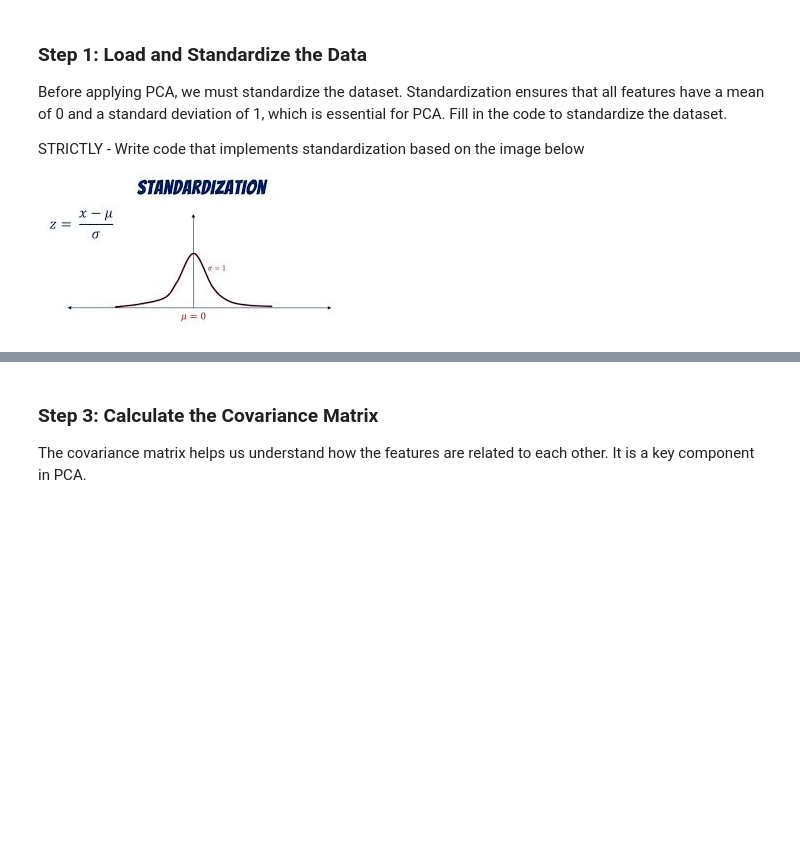
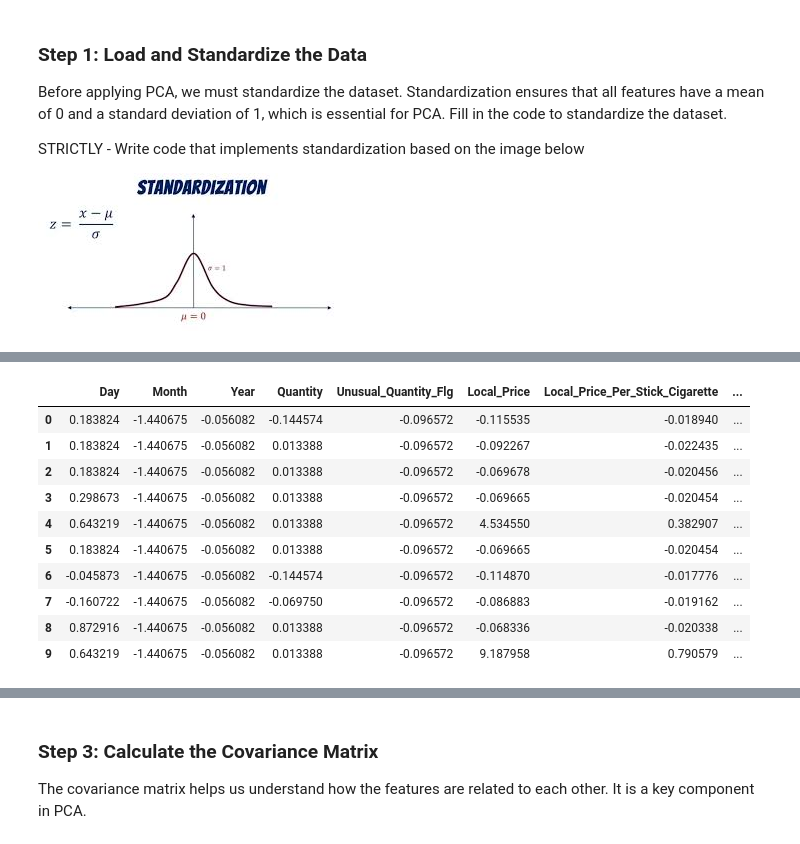
Before and after one commit to Pam-Pam29/ADVANCED-LINEAR-ALGEBRA-PCA-Group-19, a Jupyter notebook: Template_PCA_Formative_1[19].ipynb, the cells around one changed output, grey strips where cells are left out. Drawn from its saved outputs; the diff is of its cells as text; code cells hidden in the pictures; blank space fills up the shorter version.

Commit message:
Standardization of the Africanized Dataset

```diff
--- a/Template_PCA_Formative_1[19].ipynb
+++ b/Template_PCA_Formative_1[19].ipynb
@@ -65,3 +62,26 @@ drwxr-xr-x 1 root root     4096 Jun  9 14:04 ..
 drwxr-xr-x 4 root root     4096 Jun  5 13:38 .config
 drwxr-xr-x 1 root root     4096 Jun  5 13:38 sample_data
 Dataset downloaded and extracted!
+# %%
+import pandas as pd
+
+encodings_to_try = ['latin-1', 'iso-8859-1', 'cp1252', 'utf-8-sig']
+
+df = None
+for encoding in encodings_to_try:
+    try:
+        print(f"Trying encoding: {encoding}")
+        df = pd.read_csv('acp-r1-r12-2016-2022-v1.6.csv', encoding=encoding)
+        print(f"✅ Success with encoding: {encoding}")
+        break
+    except UnicodeDecodeError as e:
+        print(f"❌ Failed with {encoding}: {str(e)[:100]}...")
+        continue
+
+if df is not None:
+    print(f"Dataset loaded successfully!")
+    print(f"Shape: {df.shape}")
+    print(f"Columns: {list(df.columns)}")
+    df.head()
+else:
+    print("All encodings failed. Let's try a different approach.")
@@ -67,0 +104,4 @@ Dataset downloaded and extracted!
+# %%
+numerical_columns = df.select_dtypes(include=np.number).columns
+dataset = df[numerical_columns]
+dataset.head()
@@ -73,3 +120,8 @@ Fill in the code to standardize the dataset.
 STRICTLY - Write code that implements standardization based on the image below
 
 <img src='embedded-picture-1'/>
+# %%
+data_mean = np.mean(dataset, axis=0)
+print (data_mean)
+data_std = np.std(dataset, axis=0)
+print (data_std)
@@ -76,4 +146,16 @@ STRICTLY - Write code that implements standardization based on the image below
 # %%
 # Step 1: Load and Standardize the data (use of numpy only allowed)
-standardized_data = None  # Do not use sklearn (Data - Data Mean)/ Data's Standard Deviation
-standardized_data[:5]  # Display the first few rows of standardized data
+standardized_data = (dataset - data_mean) / data_std
+standardized_data[:10]
+# %% [output]
+|  | Day | Month | Year | Quantity | Unusual_Quantity_Flg | Local_Price | Local_Price_Per_Stick_Cigarette | ... |
+| 0 | 0.183824 | -1.440675 | -0.056082 | -0.144574 | -0.096572 | -0.115535 | -0.018940 | ... |
+| 1 | 0.183824 | -1.440675 | -0.056082 | 0.013388 | -0.096572 | -0.092267 | -0.022435 | ... |
+| 2 | 0.183824 | -1.440675 | -0.056082 | 0.013388 | -0.096572 | -0.069678 | -0.020456 | ... |
+| 3 | 0.298673 | -1.440675 | -0.056082 | 0.013388 | -0.096572 | -0.069665 | -0.020454 | ... |
+| 4 | 0.643219 | -1.440675 | -0.056082 | 0.013388 | -0.096572 | 4.534550 | 0.382907 | ... |
+| 5 | 0.183824 | -1.440675 | -0.056082 | 0.013388 | -0.096572 | -0.069665 | -0.020454 | ... |
+| 6 | -0.045873 | -1.440675 | -0.056082 | -0.144574 | -0.096572 | -0.114870 | -0.017776 | ... |
+| 7 | -0.160722 | -1.440675 | -0.056082 | -0.069750 | -0.096572 | -0.086883 | -0.019162 | ... |
+| 8 | 0.872916 | -1.440675 | -0.056082 | 0.013388 | -0.096572 | -0.068336 | -0.020338 | ... |
+| 9 | 0.643219 | -1.440675 | -0.056082 | 0.013388 | -0.096572 | 9.187958 | 0.790579 | ... |
```
Also changed, not shown: parts of 6 cells of this notebook.
